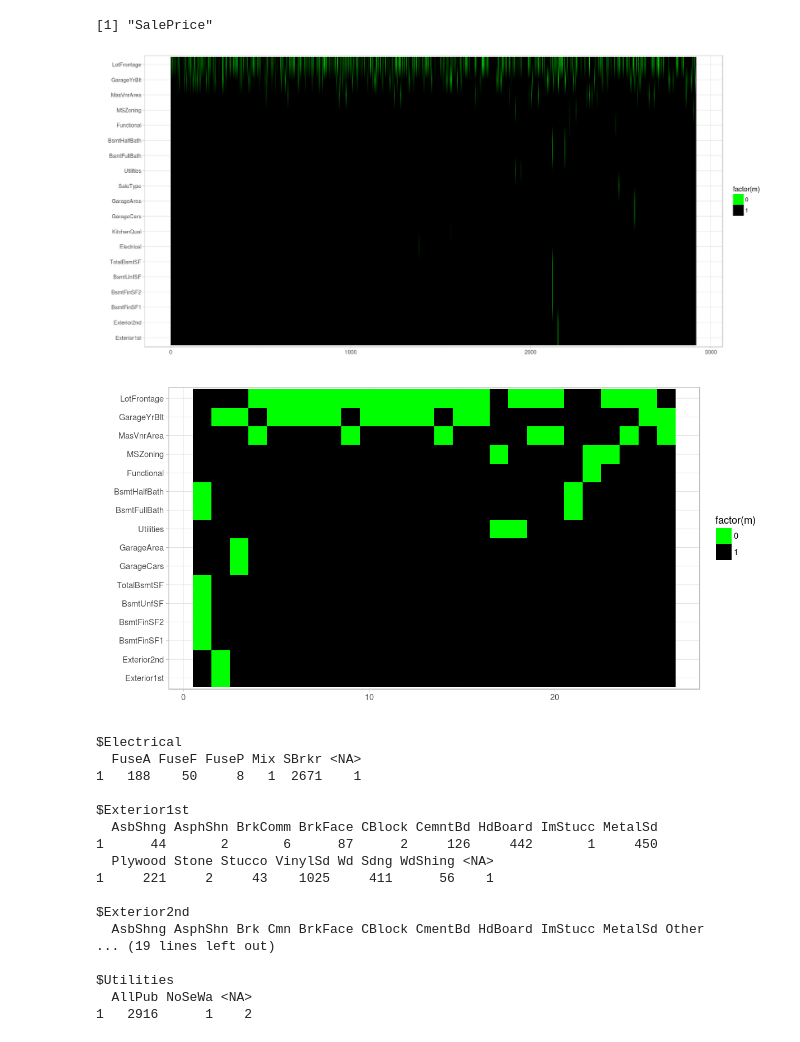
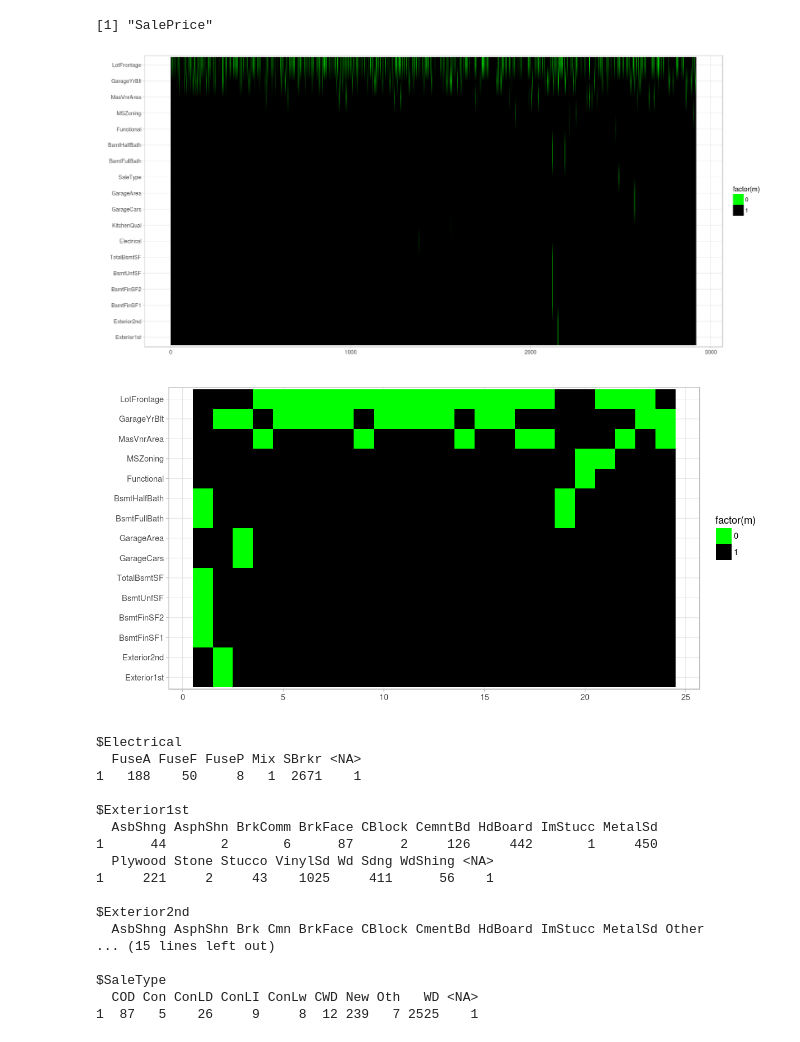
Before and after one commit to MatrixNorm/kaggle, a Jupyter notebook: house-prices/R/notebooks/fix_missing_values.ipynb, the cells around one changed output. Cells and saved outputs as stored; diff of their text form; code cells hidden in the pictures.

```diff
--- a/house-prices/R/notebooks/fix_missing_values.ipynb
+++ b/house-prices/R/notebooks/fix_missing_values.ipynb
@@ -17,7 +17,7 @@ setdiff(df.training %>% colnames, df.testing %>% colnames)
 [1] 1460 1459 2919
 [1] "SalePrice"
 # %%
-c('Alley',
+colums.with.good.na <- c('Alley',
   'BsmtCond',
   'BsmtExposure',
   'BsmtFinType1',
@@ -32,13 +32,17 @@ c('Alley',
   'MasVnrType',
   'MiscFeature',
   'PoolQC',
+  'Utilities',
   'SalePrice',
-  'dataSource') -> colums.with.good.na
+  'dataSource')
 
 # Attributes where NAs need be fixed
-df.combined %>%
+columns.with.bad.na <- df.combined %>%
 select(-dplyr::one_of(colums.with.good.na)) %>%
-purrr::keep(function (col) { sum(is.na(col)) > 0 }) -> df.combined.na.for.fix
+purrr::keep(function (col) { sum(is.na(col)) > 0 }) %>% names
+
+df.combined.na.for.fix <- df.combined %>%
+select(dplyr::one_of(columns.with.bad.na))
 # %%
 options(repr.plot.width = 15, repr.plot.height = 7)
 
@@ -53,24 +57,24 @@ mutate(col.name = factor(col.name, levels=cols.order)) %>%
 ggplot() + geom_raster(aes(x=x, y=col.name, fill=factor(m)), interpolate=TRUE) +
 scale_fill_manual(values=c("green", "black")) + theme_light() + ylab("") + xlab("")
 # %% [output]
-[figure, old version]
+[figure, new version]
 # %%
 options(repr.plot.width = 10, repr.plot.height = 5)
 
-df.combined.na.for.fix %>%
+df.combined.na.for.fix2 %>%
 mutate(na.row.count = apply(., 1, function(r) { sum(is.na(r)) })) %>%
 filter(na.row.count > 1) %>%
 arrange(desc(na.row.count)) %>%
 purrr::keep(function (col) { sum(is.na(col)) > 0 }) %>%
 mutate(x = row_number()) %>%
 gather(col.name, col.value, -x) %>%
 mutate(m = ifelse(is.na(col.value), 0, 1)) %>%
 select(-col.value) %>%
 mutate(col.name = factor(col.name, levels=cols.order)) %>%
 ggplot() + geom_tile(aes(x=x, y=col.name, fill=factor(m))) +
 scale_fill_manual(values=c("green", "black")) + theme_light() + ylab("") + xlab("")
 # %% [output]
-[figure, old version]
+[figure, new version]
 # %%
 df.combined.na.for.fix %>% select_if(is.character) %>%
 purrr::keep(function (col) { sum(is.na(col)) > 0 }) %>%
@@ -91,8 +95,8 @@ $Exterior1st
 
 $Exterior2nd
   AsbShng AsphShn Brk Cmn BrkFace CBlock CmentBd HdBoard ImStucc MetalSd Other
-... (19 lines left out)
+... (15 lines left out)
 
-$Utilities
-  AllPub NoSeWa <NA>
-1   2916      1    2
+$SaleType
+  COD Con ConLD ConLI ConLw CWD New Oth   WD <NA>
+1  87   5    26     9     8  12 239   7 2525    1
```
Also changed, not shown: parts of 6 cells of this notebook, 1 other file.
